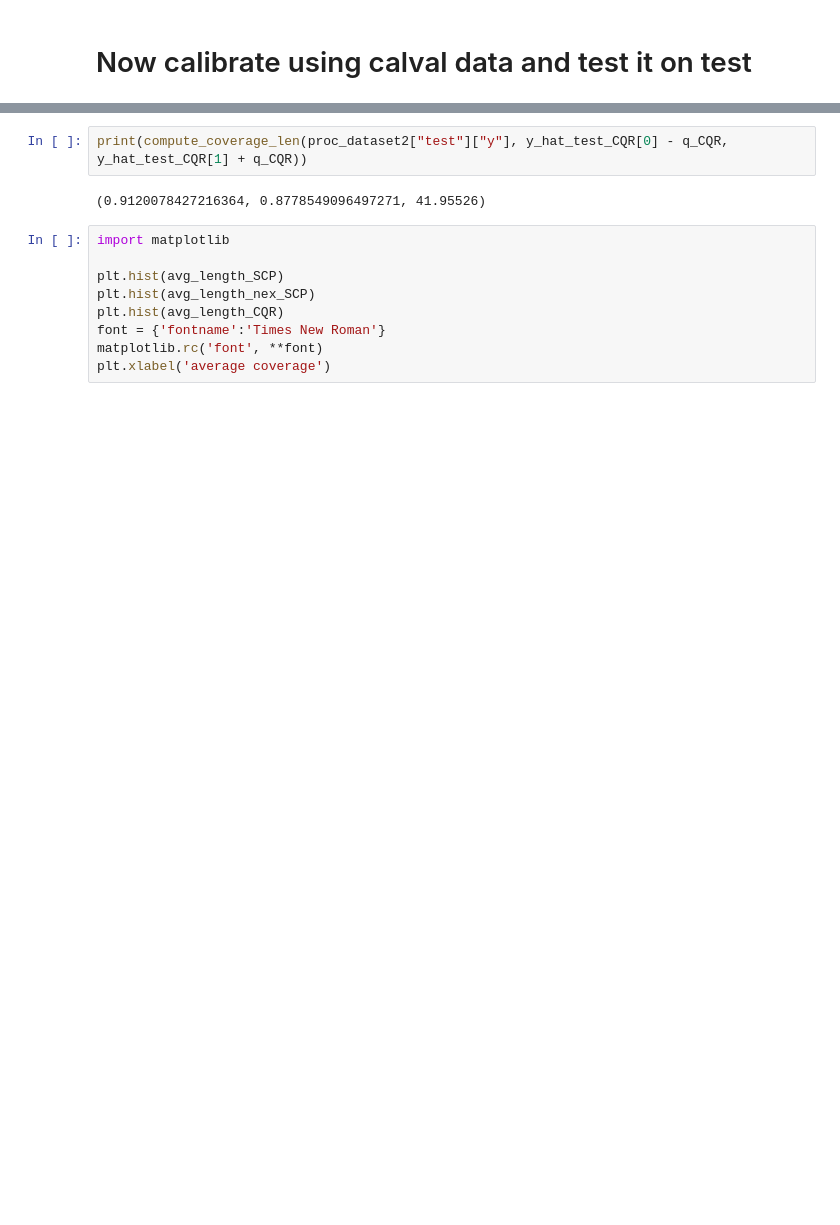
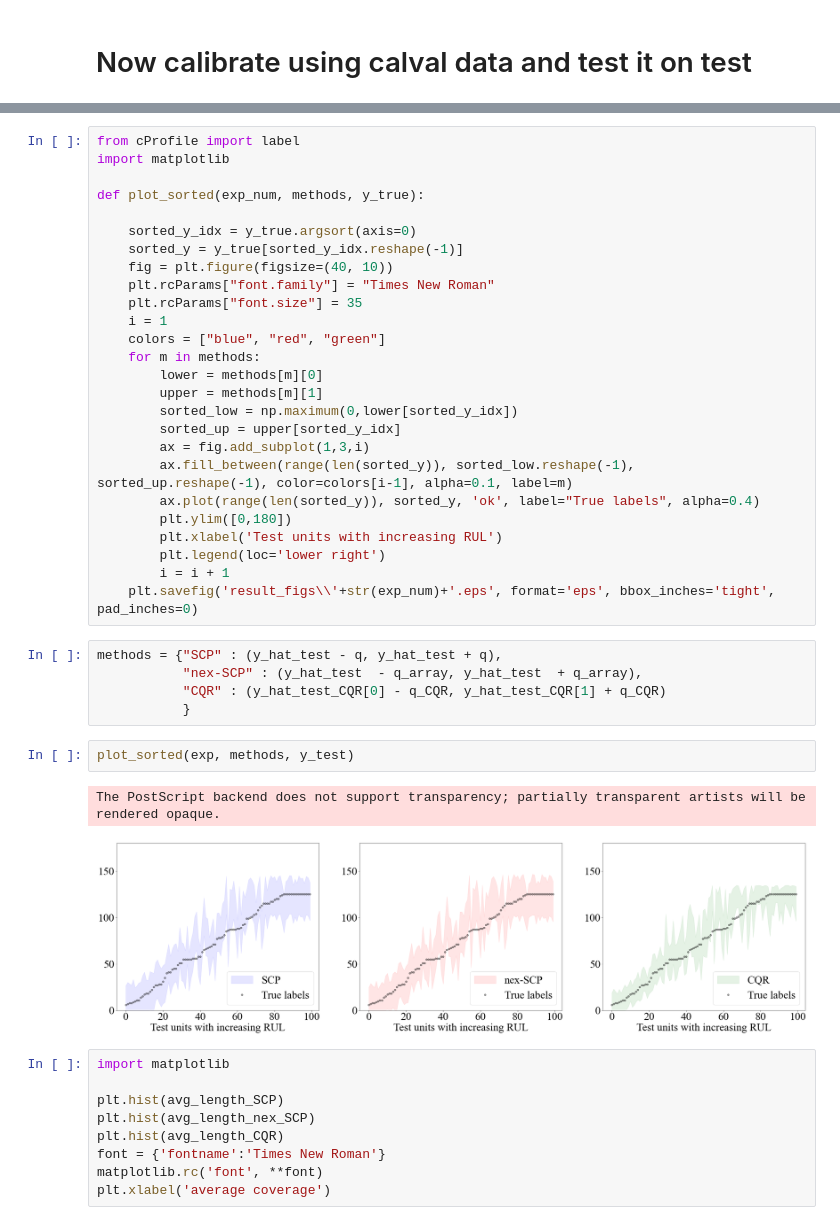
Before and after one commit to alireza-javanmardi/conformal-RUL-intervals, a Jupyter notebook: test.ipynb, the cells around one changed output, grey strips where cells are left out. Saved outputs shown, nothing was run; the diff lists cells and outputs as text; blank space fills up the shorter version.

```diff
--- a/test.ipynb
+++ b/test.ipynb
@@ -254,7 +238,39 @@ print(compute_coverage_len(proc_dataset2["test"]["y"], y_hat_test_CQR[0] - q_CQR
-# %%
-print(compute_coverage_len(proc_dataset2["test"]["y"], y_hat_test_CQR[0] - q_CQR, y_hat_test_CQR[1] + q_CQR))
-# %% [output]
-(0.9120078427216364, 0.8778549096497271, 41.95526)
+# %%
+from cProfile import label
+import matplotlib
+
+def plot_sorted(exp_num, methods, y_true):
+
+    sorted_y_idx = y_true.argsort(axis=0)
+    sorted_y = y_true[sorted_y_idx.reshape(-1)]
+    fig = plt.figure(figsize=(40, 10))
+    plt.rcParams["font.family"] = "Times New Roman"
+    plt.rcParams["font.size"] = 35
+    i = 1
+    colors = ["blue", "red", "green"]
+    for m in methods:
+        lower = methods[m][0]
+        upper = methods[m][1]
+        sorted_low = np.maximum(0,lower[sorted_y_idx])
+        sorted_up = upper[sorted_y_idx]
+        ax = fig.add_subplot(1,3,i)
+        ax.fill_between(range(len(sorted_y)), sorted_low.reshape(-1), sorted_up.reshape(-1), color=colors[i-1], alpha=0.1, label=m)
+        ax.plot(range(len(sorted_y)), sorted_y, 'ok', label="True labels", alpha=0.4)
+        plt.ylim([0,180])
+        plt.xlabel('Test units with increasing RUL')
+        plt.legend(loc='lower right')
+        i = i + 1
+    plt.savefig('result_figs\\'+str(exp_num)+'.eps', format='eps', bbox_inches='tight', pad_inches=0)
+# %%
+methods = {"SCP" : (y_hat_test - q, y_hat_test + q),
+           "nex-SCP" : (y_hat_test  - q_array, y_hat_test  + q_array),
+           "CQR" : (y_hat_test_CQR[0] - q_CQR, y_hat_test_CQR[1] + q_CQR)
+           }
+# %%
+plot_sorted(exp, methods, y_test)
+# %% [output]
+The PostScript backend does not support transparency; partially transparent artists will be rendered opaque.
+[figure, added]
 # %%
 import matplotlib
 
```
Also changed, not shown: parts of 29 cells of this notebook.
